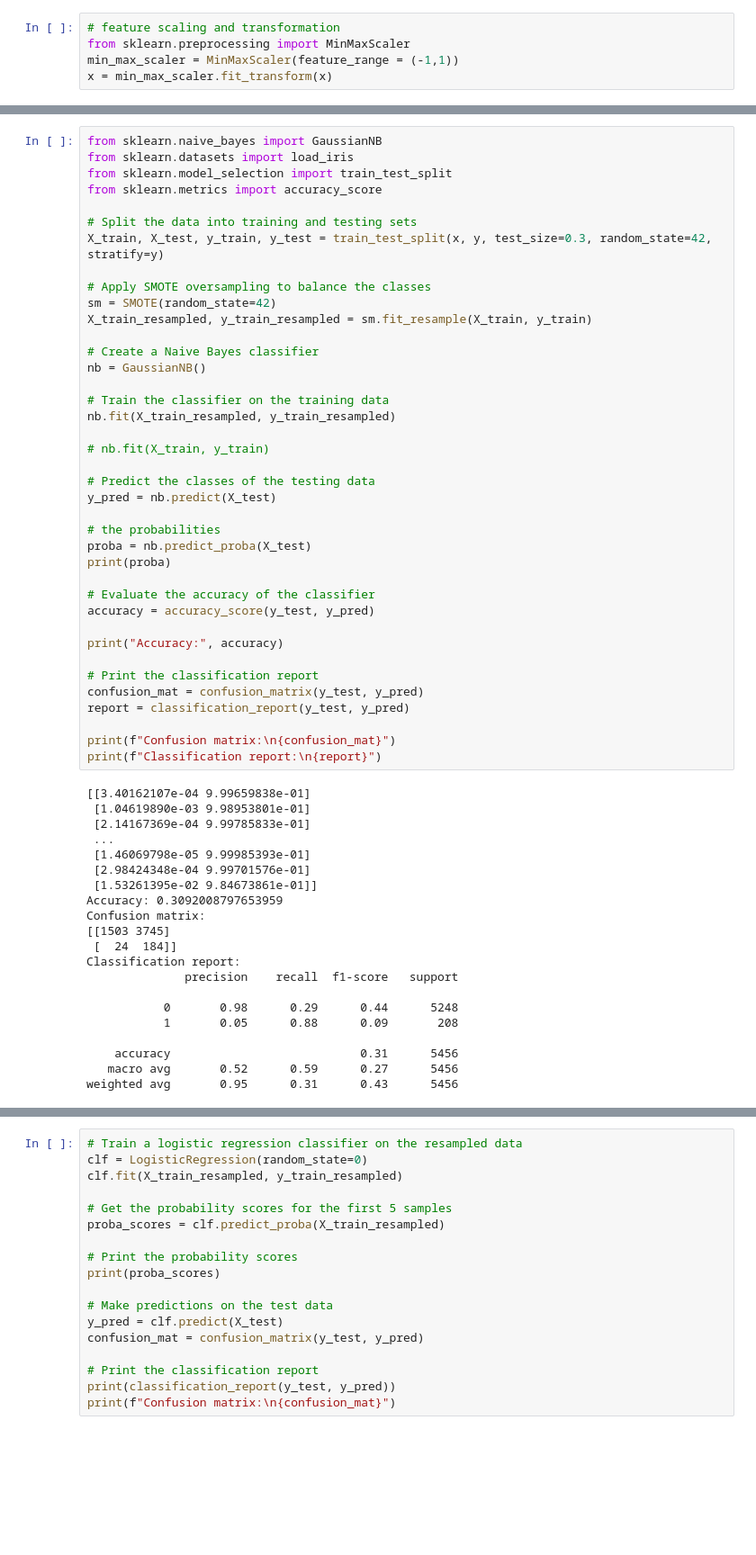
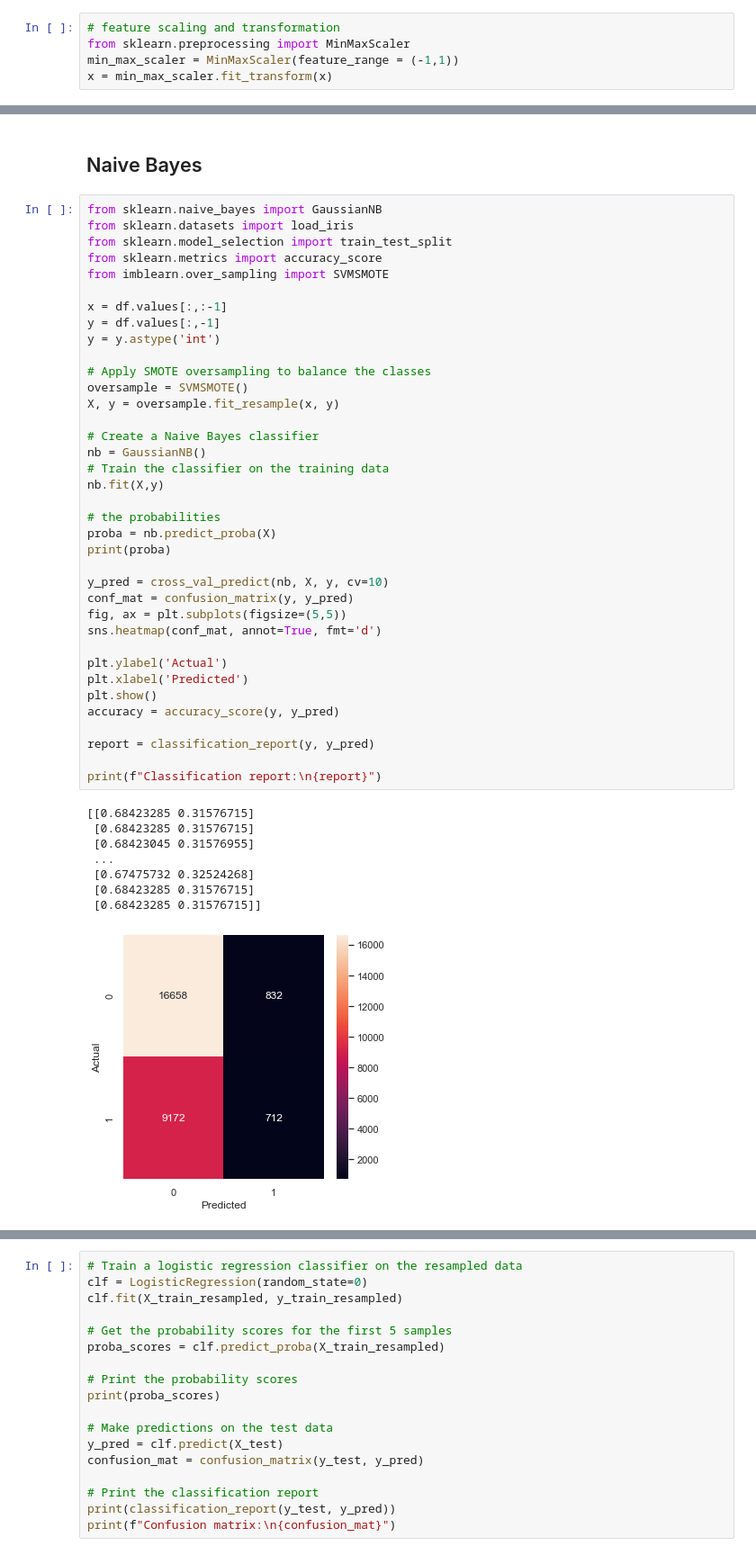
Before and after one commit to lynne104/csporjects, a Jupyter notebook: ML_project.ipynb, the cells around one changed output, grey strips where cells are left out. Shown: that part at 90% size. Cells and saved outputs as stored; diff of their text form; blank space fills up the shorter version.

```diff
--- a/ML_project.ipynb
+++ b/ML_project.ipynb
@@ -215,60 +208,48 @@ y = y.astype('int')
+# %% [markdown]
+## Naive Bayes
 # %%
 from sklearn.naive_bayes import GaussianNB
 from sklearn.datasets import load_iris
 from sklearn.model_selection import train_test_split
 from sklearn.metrics import accuracy_score
+from imblearn.over_sampling import SVMSMOTE
 
-# Split the data into training and testing sets
-X_train, X_test, y_train, y_test = train_test_split(x, y, test_size=0.3, random_state=42, stratify=y)
+x = df.values[:,:-1]
+y = df.values[:,-1]
+y = y.astype('int')
 
 # Apply SMOTE oversampling to balance the classes
-sm = SMOTE(random_state=42)
-X_train_resampled, y_train_resampled = sm.fit_resample(X_train, y_train)
+oversample = SVMSMOTE()
+X, y = oversample.fit_resample(x, y)
 
 # Create a Naive Bayes classifier
 nb = GaussianNB()
-
 # Train the classifier on the training data
-nb.fit(X_train_resampled, y_train_resampled)
-
-# nb.fit(X_train, y_train)
-
-# Predict the classes of the testing data
-y_pred = nb.predict(X_test)
+nb.fit(X,y)
 
 # the probabilities
-proba = nb.predict_proba(X_test)
+proba = nb.predict_proba(X)
 print(proba)
 
-# Evaluate the accuracy of the classifier
-accuracy = accuracy_score(y_test, y_pred)
+y_pred = cross_val_predict(nb, X, y, cv=10)
+conf_mat = confusion_matrix(y, y_pred)
+fig, ax = plt.subplots(figsize=(5,5))
+sns.heatmap(conf_mat, annot=True, fmt='d')
 
-print("Accuracy:", accuracy)
+plt.ylabel('Actual')
+plt.xlabel('Predicted')
+plt.show()
+accuracy = accuracy_score(y, y_pred)
 
-# Print the classification report
-confusion_mat = confusion_matrix(y_test, y_pred)
-report = classification_report(y_test, y_pred)
+report = classification_report(y, y_pred)
 
-print(f"Confusion matrix:\n{confusion_mat}")
 print(f"Classification report:\n{report}")
 # %% [output]
-[[3.40162107e-04 9.99659838e-01]
- [1.04619890e-03 9.98953801e-01]
- [2.14167369e-04 9.99785833e-01]
+[[0.68423285 0.31576715]
+ [0.68423285 0.31576715]
+ [0.68423045 0.31576955]
  ...
- [1.46069798e-05 9.99985393e-01]
- [2.98424348e-04 9.99701576e-01]
- [1.53261395e-02 9.84673861e-01]]
-Accuracy: 0.3092008797653959
-Confusion matrix:
-[[1503 3745]
- [  24  184]]
-Classification report:
-              precision    recall  f1-score   support
-
-           0       0.98      0.29      0.44      5248
-           1       0.05      0.88      0.09       208
-
-    accuracy                           0.31      5456
-   macro avg       0.52      0.59      0.27      5456
-weighted avg       0.95      0.31      0.43      5456
+ [0.67475732 0.32524268]
+ [0.68423285 0.31576715]
+ [0.68423285 0.31576715]]
+[figure, added]
```
Also changed, not shown: parts of 50 cells of this notebook.
